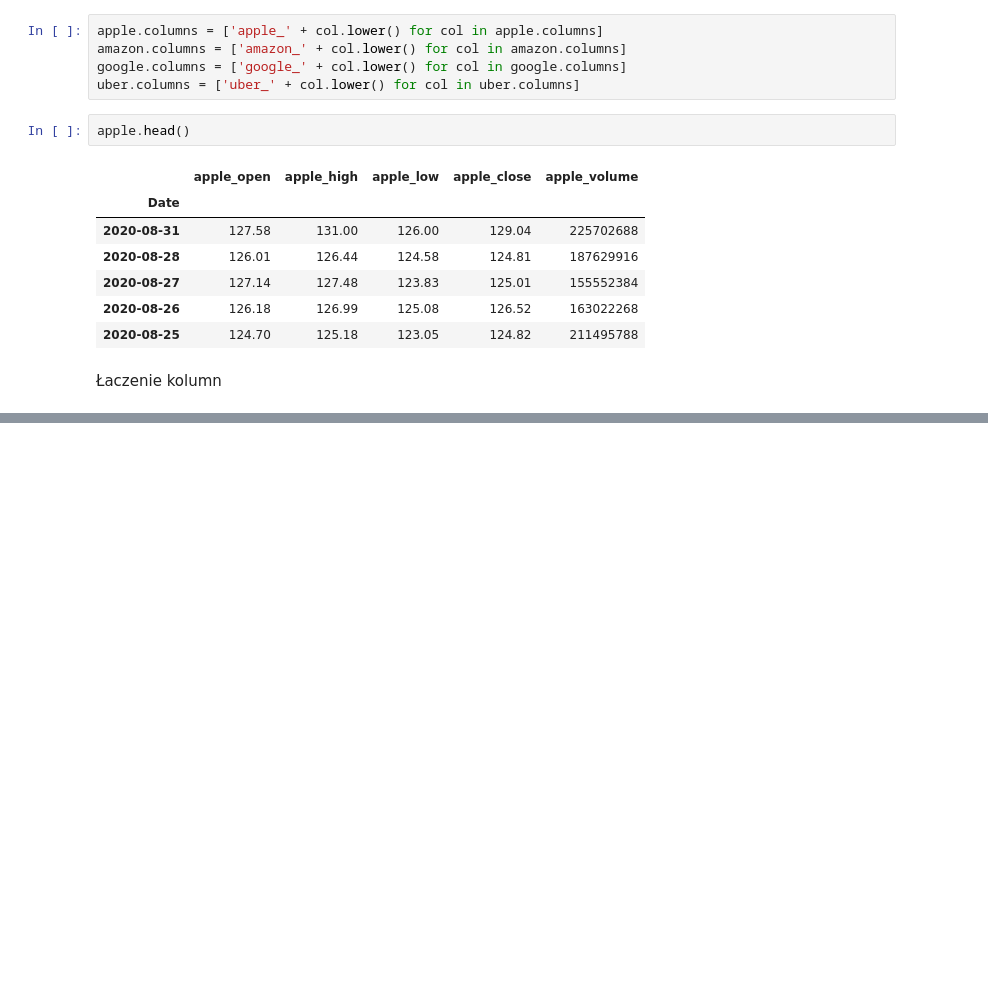
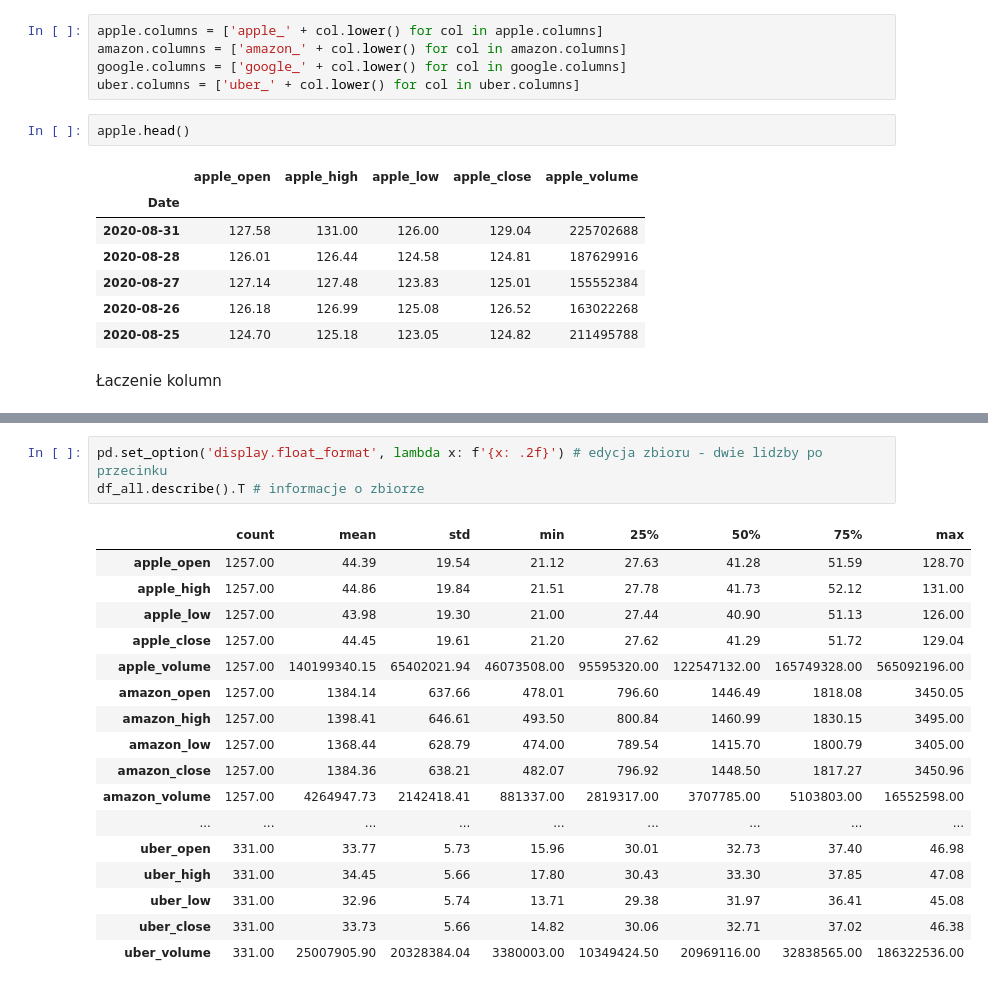
Before and after one commit to mietekdom/Data-Science, a Jupyter notebook: 01_knowledge/08_łaczenie_danych.ipynb, the cells around one changed output, grey strips where cells are left out. Drawn from its saved outputs; the diff is of its cells as text; blank space fills up the shorter version.

```diff
--- a/01_knowledge/08_łaczenie_danych.ipynb
+++ b/01_knowledge/08_łaczenie_danych.ipynb
@@ -97,0 +119,21 @@ pd.concat(objs=[apple, amazon, google, uber], axis=1)
+# %%
+pd.set_option('display.float_format', lambda x: f'{x: .2f}') # edycja zbioru - dwie lidzby po przecinku
+df_all.describe().T # informacje o zbiorze
+# %% [output]
+|  | count | mean | std | min | 25% | 50% | 75% | max |
+| apple_open | 1257.00 | 44.39 | 19.54 | 21.12 | 27.63 | 41.28 | 51.59 | 128.70 |
+| apple_high | 1257.00 | 44.86 | 19.84 | 21.51 | 27.78 | 41.73 | 52.12 | 131.00 |
+| apple_low | 1257.00 | 43.98 | 19.30 | 21.00 | 27.44 | 40.90 | 51.13 | 126.00 |
+| apple_close | 1257.00 | 44.45 | 19.61 | 21.20 | 27.62 | 41.29 | 51.72 | 129.04 |
+| apple_volume | 1257.00 | 140199340.15 | 65402021.94 | 46073508.00 | 95595320.00 | 122547132.00 | 165749328.00 | 565092196.00 |
+| amazon_open | 1257.00 | 1384.14 | 637.66 | 478.01 | 796.60 | 1446.49 | 1818.08 | 3450.05 |
+| amazon_high | 1257.00 | 1398.41 | 646.61 | 493.50 | 800.84 | 1460.99 | 1830.15 | 3495.00 |
+| amazon_low | 1257.00 | 1368.44 | 628.79 | 474.00 | 789.54 | 1415.70 | 1800.79 | 3405.00 |
+| amazon_close | 1257.00 | 1384.36 | 638.21 | 482.07 | 796.92 | 1448.50 | 1817.27 | 3450.96 |
+| amazon_volume | 1257.00 | 4264947.73 | 2142418.41 | 881337.00 | 2819317.00 | 3707785.00 | 5103803.00 | 16552598.00 |
+| ... | ... | ... | ... | ... | ... | ... | ... | ... |
+| uber_open | 331.00 | 33.77 | 5.73 | 15.96 | 30.01 | 32.73 | 37.40 | 46.98 |
+| uber_high | 331.00 | 34.45 | 5.66 | 17.80 | 30.43 | 33.30 | 37.85 | 47.08 |
+| uber_low | 331.00 | 32.96 | 5.74 | 13.71 | 29.38 | 31.97 | 36.41 | 45.08 |
+| uber_close | 331.00 | 33.73 | 5.66 | 14.82 | 30.06 | 32.71 | 37.02 | 46.38 |
+| uber_volume | 331.00 | 25007905.90 | 20328384.04 | 3380003.00 | 10349424.50 | 20969116.00 | 32838565.00 | 186322536.00 |
```
Also changed, not shown: parts of 16 cells of this notebook.
